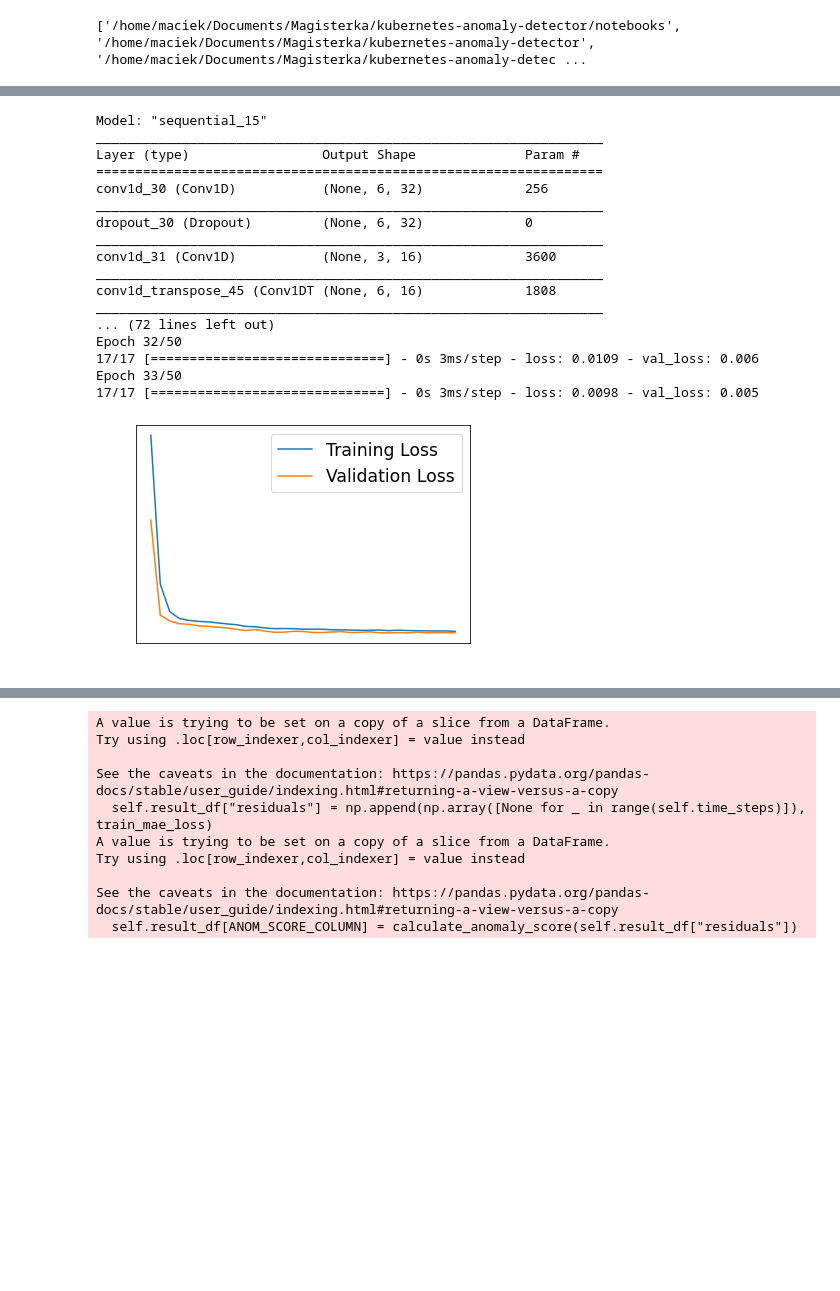
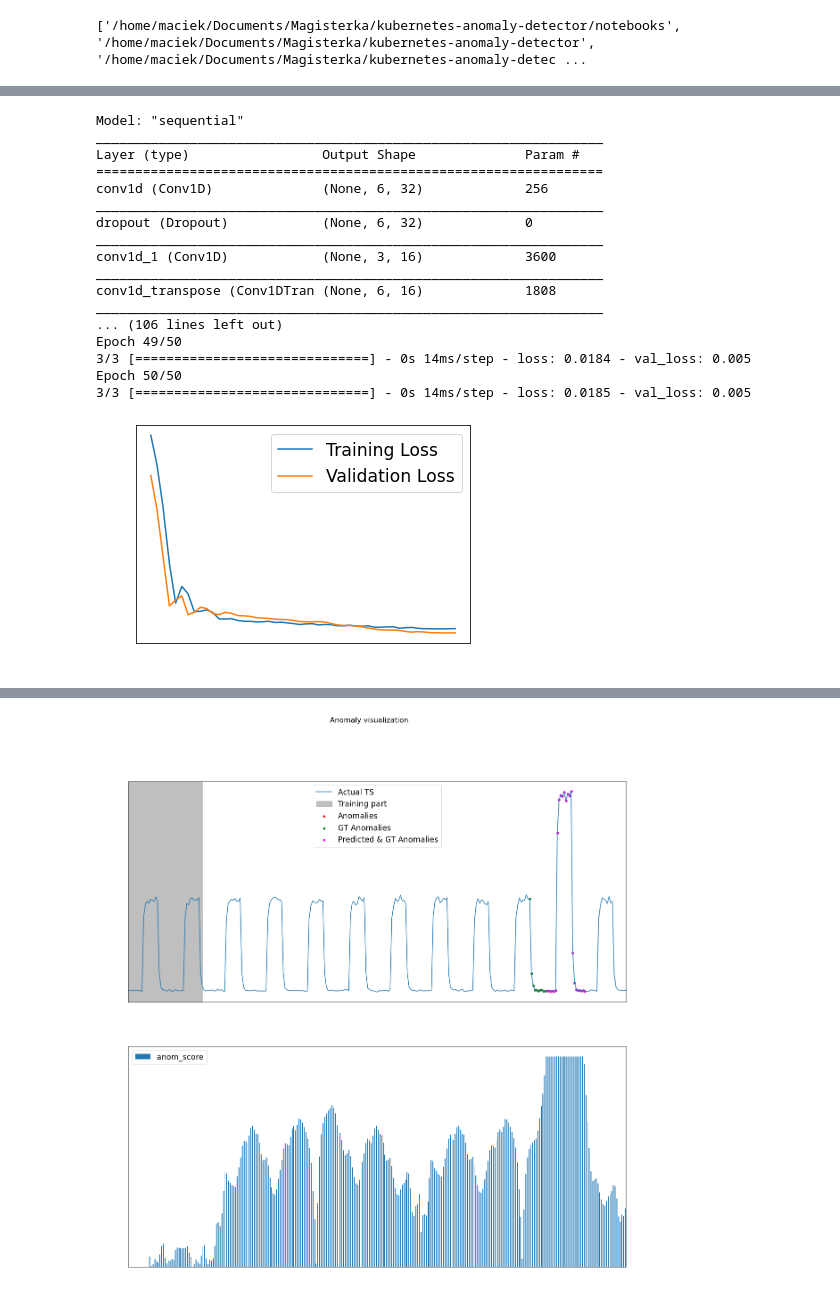
Before and after one commit to emerelte/kad, a Jupyter notebook: notebooks/autoencoder.ipynb, the cells around one changed output, grey strips where cells are left out. Drawn from its saved outputs; the diff is of its cells as text; code cells hidden in the pictures; blank space fills up the shorter version.

```diff
--- a/notebooks/autoencoder.ipynb
+++ b/notebooks/autoencoder.ipynb
@@ -54,7 +54,7 @@ for anom_range in true_anomalies_ranges:
     ground_true_anomalies_df = ground_true_anomalies_df.append(original_df.loc[anom_range[0]:anom_range[1]])
 
 preprocessed_df = original_df.copy()
-preprocessed_df["gt_is_anomaly"] = [idx in ground_true_anomalies_df.index  for idx in original_df.index.tolist()]
+preprocessed_df[kad_utils.GROUND_TRUTH_COLUMN] = [idx in ground_true_anomalies_df.index for idx in original_df.index.tolist()]
 
 visualization.visualize(results_df=preprocessed_df, metric_name="value", title="Original df")
 # %% [output]
@@ -69,34 +69,39 @@ visualization.visualize(results_df=preprocessed_df, metric_name="value", title="
 # %%
 kad_utils = importlib.reload(kad_utils)
 autoencoder_model = importlib.reload(autoencoder_model)
 model: i_model.IModel = autoencoder_model.AutoEncoderModel(time_steps=12)
 
 values_df = preprocessed_df[["value"]]
-train_df, test_df = train_test_split(values_df, shuffle=False, train_size=0.7)
+train_df, test_df = train_test_split(values_df, shuffle=False, train_size=0.15)
 model.train(train_df)
 
 results_df = pd.DataFrame()
 SAMPLES_TO_PREDICT = 60
 for i in range(0, len(test_df), SAMPLES_TO_PREDICT):
-    if len(test_df.iloc[i:i+SAMPLES_TO_PREDICT]) < SAMPLES_TO_PREDICT:
+    if len(test_df.iloc[i:i + SAMPLES_TO_PREDICT]) < SAMPLES_TO_PREDICT:
         break
-    results_df = model.test(test_df.iloc[i:i+SAMPLES_TO_PREDICT])
+    results_df = model.test(test_df.iloc[i:i + SAMPLES_TO_PREDICT])
+
+evaluation_df = results_df.copy()
+evaluation_df[kad_utils.GROUND_TRUTH_COLUMN] = preprocessed_df[kad_utils.GROUND_TRUTH_COLUMN]
+visualization = importlib.reload(visualization)
+visualization.visualize(evaluation_df, "value")
 # %% [output]
-Model: "sequential_15"
+Model: "sequential"
 _________________________________________________________________
 Layer (type)                 Output Shape              Param #
 =================================================================
-conv1d_30 (Conv1D)           (None, 6, 32)             256
+conv1d (Conv1D)              (None, 6, 32)             256
 _________________________________________________________________
-dropout_30 (Dropout)         (None, 6, 32)             0
+dropout (Dropout)            (None, 6, 32)             0
 _________________________________________________________________
-conv1d_31 (Conv1D)           (None, 3, 16)             3600
+conv1d_1 (Conv1D)            (None, 3, 16)             3600
 _________________________________________________________________
-conv1d_transpose_45 (Conv1DT (None, 6, 16)             1808
+conv1d_transpose (Conv1DTran (None, 6, 16)             1808
 _________________________________________________________________
-... (72 lines left out)
-Epoch 32/50
-17/17 [==============================] - 0s 3ms/step - loss: 0.0109 - val_loss: 0.006
-Epoch 33/50
-17/17 [==============================] - 0s 3ms/step - loss: 0.0098 - val_loss: 0.005
+... (106 lines left out)
+Epoch 49/50
+3/3 [==============================] - 0s 14ms/step - loss: 0.0184 - val_loss: 0.005
+Epoch 50/50
+3/3 [==============================] - 0s 14ms/step - loss: 0.0185 - val_loss: 0.005
-[figure, old version]
+[figure, new version]
@@ -120,10 +108 @@ timestamp
-A value is trying to be set on a copy of a slice from a DataFrame.
-Try using .loc[row_indexer,col_indexer] = value instead
-
-See the caveats in the documentation: https://pandas.pydata.org/pandas-docs/stable/user_guide/indexing.html#returning-a-view-versus-a-copy
-  self.result_df["residuals"] = np.append(np.array([None for _ in range(self.time_steps)]), train_mae_loss)
-A value is trying to be set on a copy of a slice from a DataFrame.
-Try using .loc[row_indexer,col_indexer] = value instead
-
-See the caveats in the documentation: https://pandas.pydata.org/pandas-docs/stable/user_guide/indexing.html#returning-a-view-versus-a-copy
-  self.result_df[ANOM_SCORE_COLUMN] = calculate_anomaly_score(self.result_df["residuals"])
+[figure, added]
```
Also changed, not shown: parts of 5 cells of this notebook, 6 other files.
